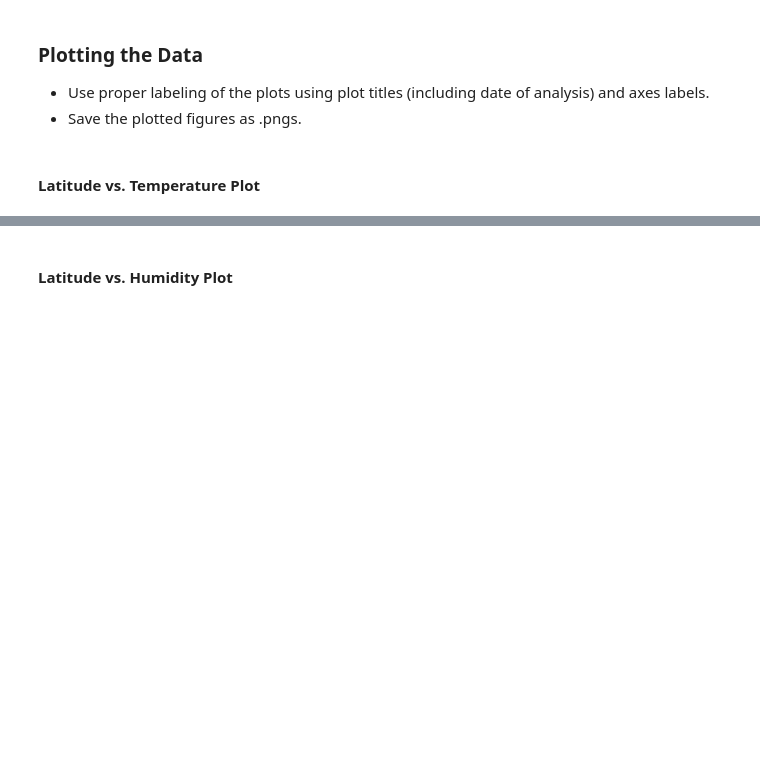
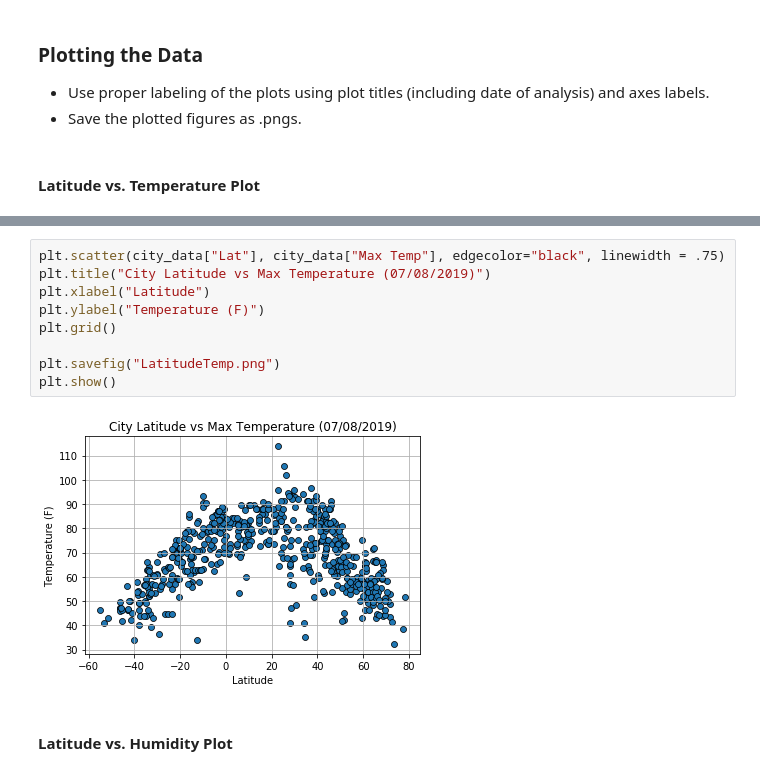
Before and after one commit to karenemcgee/06_api_homework, a Jupyter notebook: WeatherPy.ipynb, the cells around one changed output, grey strips where cells are left out. Saved outputs shown, nothing was run; the diff lists cells and outputs as text; blank space fills up the shorter version.

```diff
--- a/WeatherPy.ipynb
+++ b/WeatherPy.ipynb
@@ -147,2 +144,13 @@ city_data.head()
+# %%
+plt.scatter(city_data["Lat"], city_data["Max Temp"], edgecolor="black", linewidth = .75)
+plt.title("City Latitude vs Max Temperature (07/08/2019)")
+plt.xlabel("Latitude")
+plt.ylabel("Temperature (F)")
+plt.grid()
+
+plt.savefig("LatitudeTemp.png")
+plt.show()
+# %% [output]
+[figure, added]
 # %% [markdown]
 #### Latitude vs. Humidity Plot
```
Also changed, not shown: parts of 11 cells of this notebook, 5 other files.
